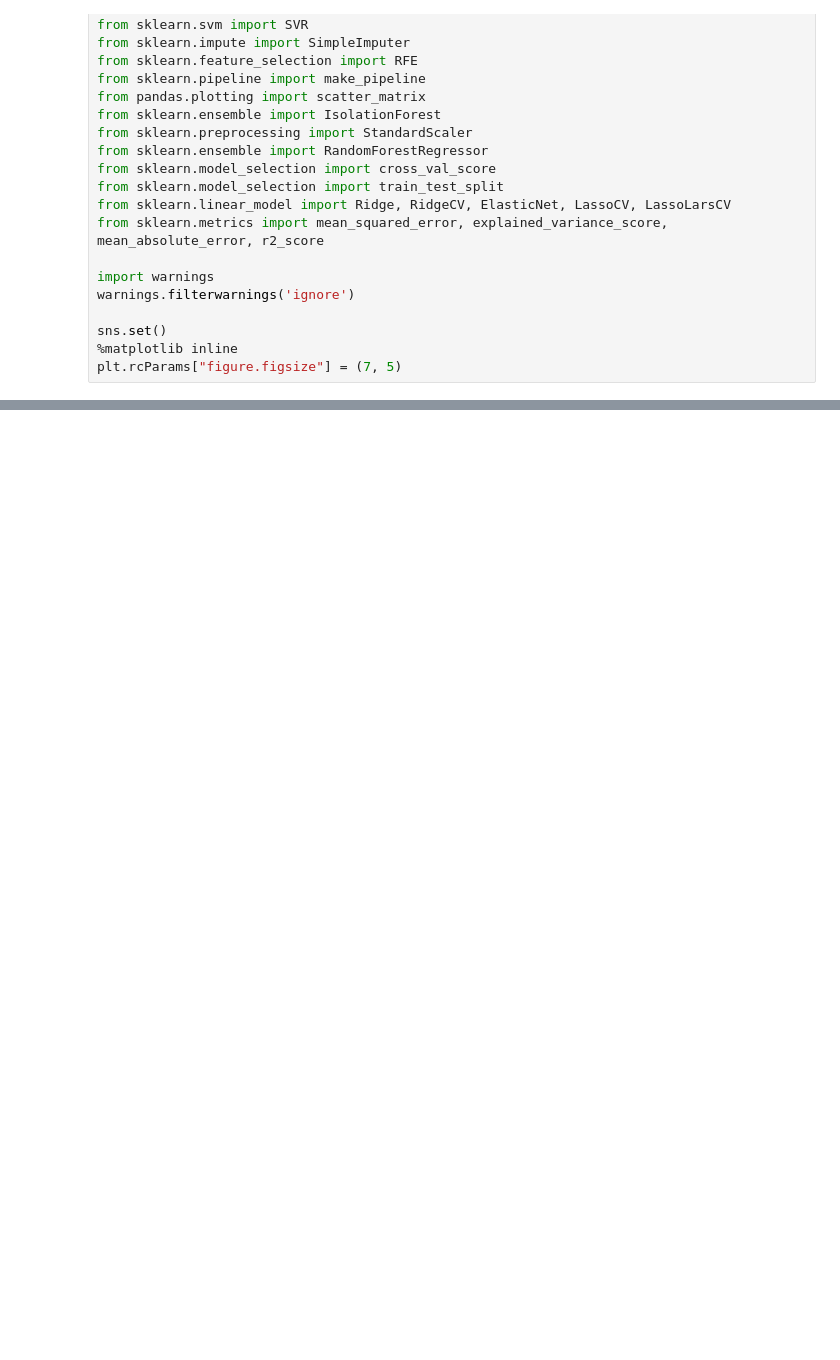
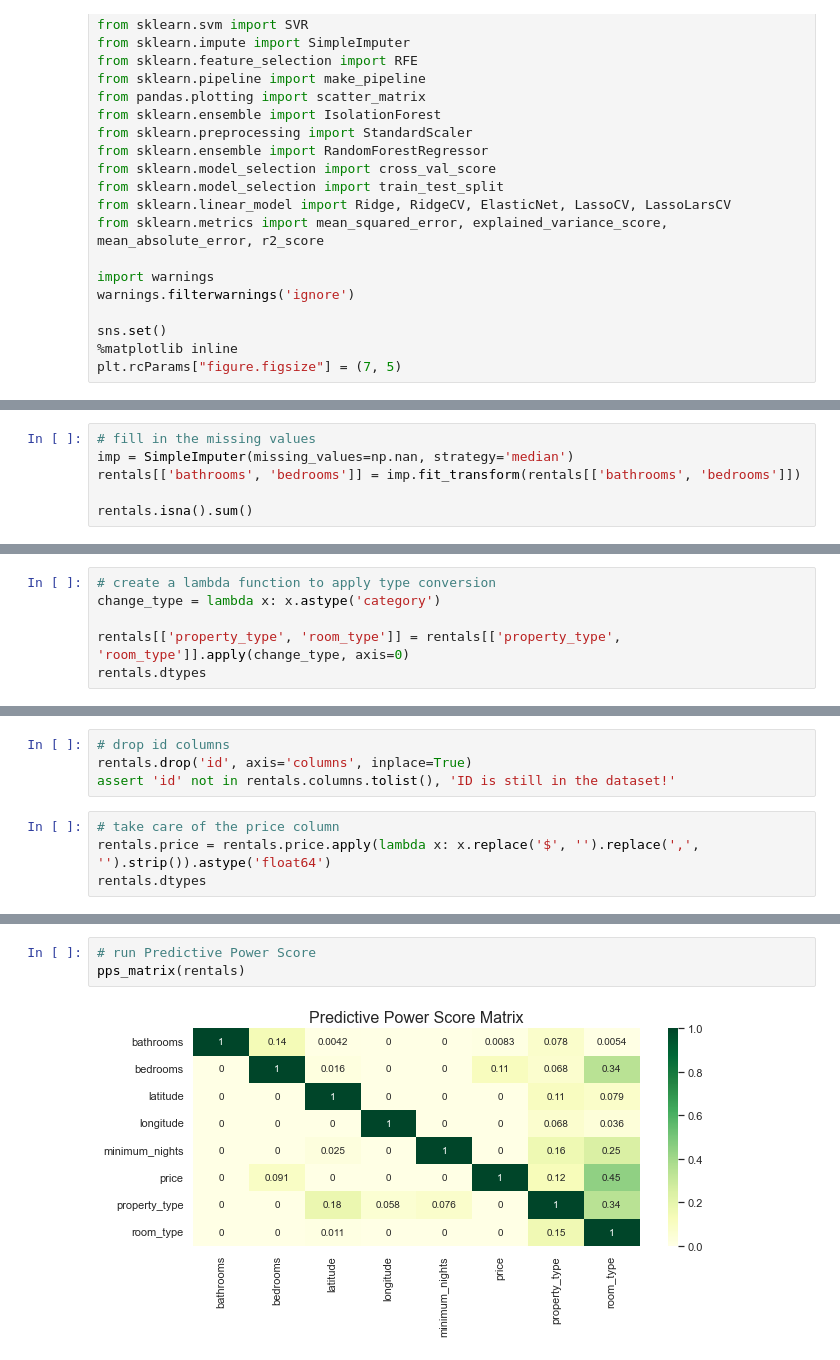
Before and after one commit to dissagaliyeva/property-rentals-analysis, a Jupyter notebook: analysis.ipynb, the cells around one changed output, grey strips where cells are left out. Drawn from its saved outputs; the diff is of its cells as text; blank space fills up the shorter version.

Commit message:
Fix Data Cleaning part, add PPS score & description

```diff
--- a/analysis.ipynb
+++ b/analysis.ipynb
@@ -102,0 +197,6 @@ Number of rows with missing values: 16 (0.2%)
+# %%
+# fill in the missing values
+imp = SimpleImputer(missing_values=np.nan, strategy='median')
+rentals[['bathrooms', 'bedrooms']] = imp.fit_transform(rentals[['bathrooms', 'bedrooms']])
+
+rentals.isna().sum()
@@ -102,0 +223,6 @@ Number of rows with missing values: 16 (0.2%)
+# %%
+# create a lambda function to apply type conversion
+change_type = lambda x: x.astype('category')
+
+rentals[['property_type', 'room_type']] = rentals[['property_type', 'room_type']].apply(change_type, axis=0)
+rentals.dtypes
@@ -102,0 +245,8 @@ Number of rows with missing values: 16 (0.2%)
+# %%
+# drop id columns
+rentals.drop('id', axis='columns', inplace=True)
+assert 'id' not in rentals.columns.tolist(), 'ID is still in the dataset!'
+# %%
+# take care of the price column
+rentals.price = rentals.price.apply(lambda x: x.replace('$', '').replace(',', '').strip()).astype('float64')
+rentals.dtypes
@@ -102,0 +285,5 @@ Number of rows with missing values: 16 (0.2%)
+# %%
+# run Predictive Power Score
+pps_matrix(rentals)
+# %% [output]
+[figure, added]
```
Also changed, not shown: parts of 107 cells of this notebook.
